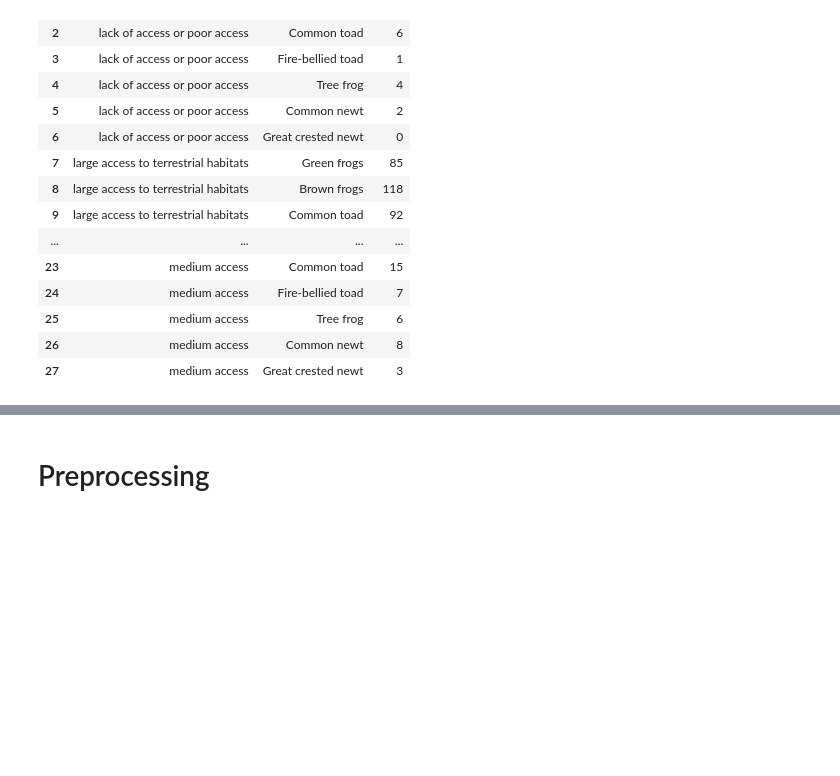
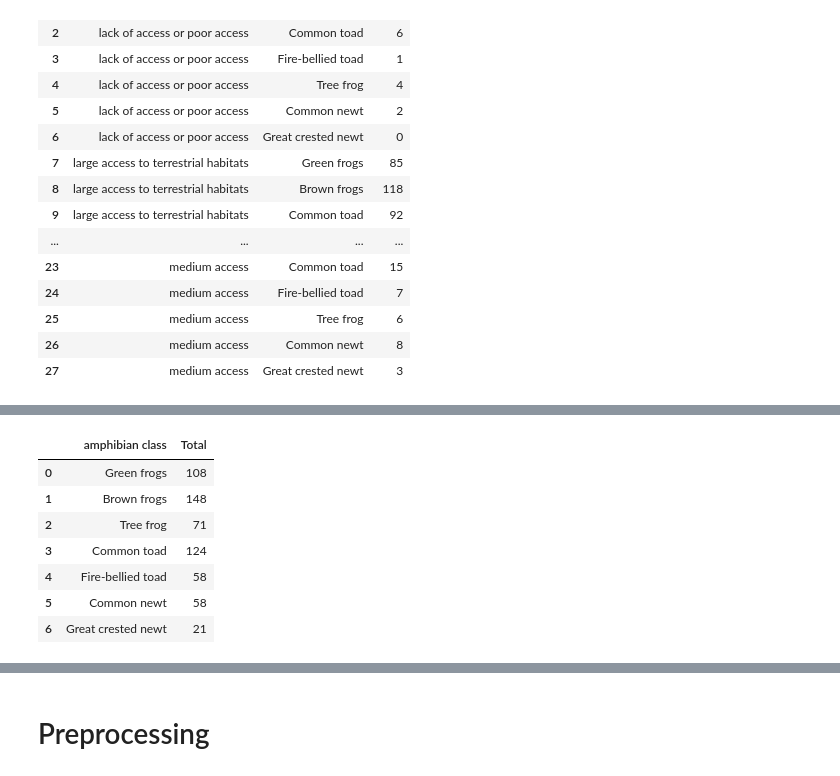
Before and after one commit to Renata-Thomazelli/amphibians, a Jupyter notebook: amphibians-Copy1.ipynb, the cells around one changed output, grey strips where cells are left out. Cells and saved outputs as stored; diff of their text form; code cells hidden in the pictures; blank space fills up the shorter version.

```diff
--- a/amphibians-Copy1.ipynb
+++ b/amphibians-Copy1.ipynb
@@ -385,3 +388,14 @@ plt.show()
+# %%
+amphibians_chart.set_index('amphibian class').reindex(['Green frogs','Brown frogs','Tree frog','Common toad','Fire-bellied toad','Common newt','Great crested newt']).reset_index()
+# %% [output]
+|  | amphibian class | Total |
+| 0 | Green frogs | 108 |
+| 1 | Brown frogs | 148 |
+| 2 | Tree frog | 71 |
+| 3 | Common toad | 124 |
+| 4 | Fire-bellied toad | 58 |
+| 5 | Common newt | 58 |
+| 6 | Great crested newt | 21 |
 # %%
 #Let's building a chart
 
```
Also changed, not shown: parts of 7 cells of this notebook, 5 other files.
